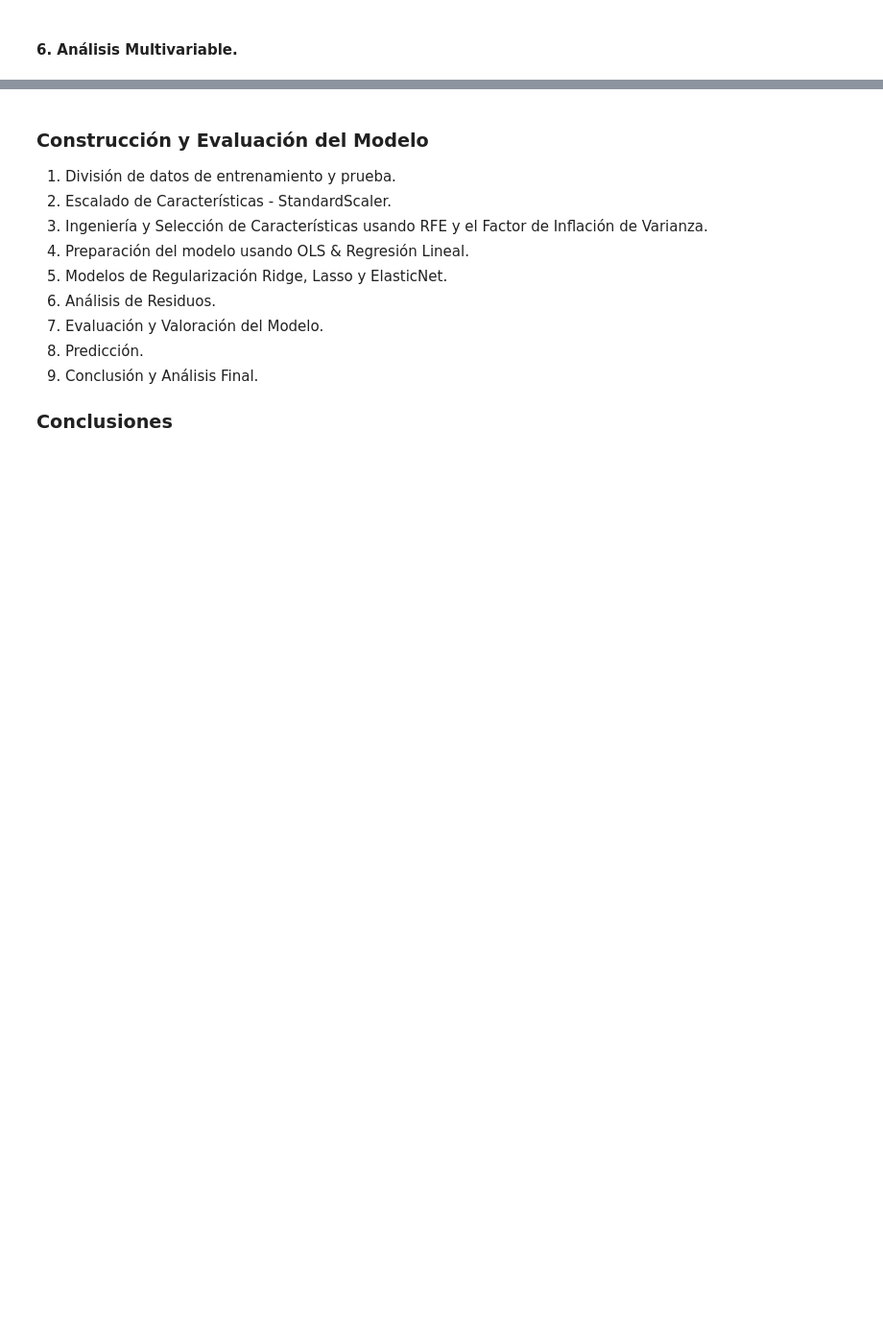
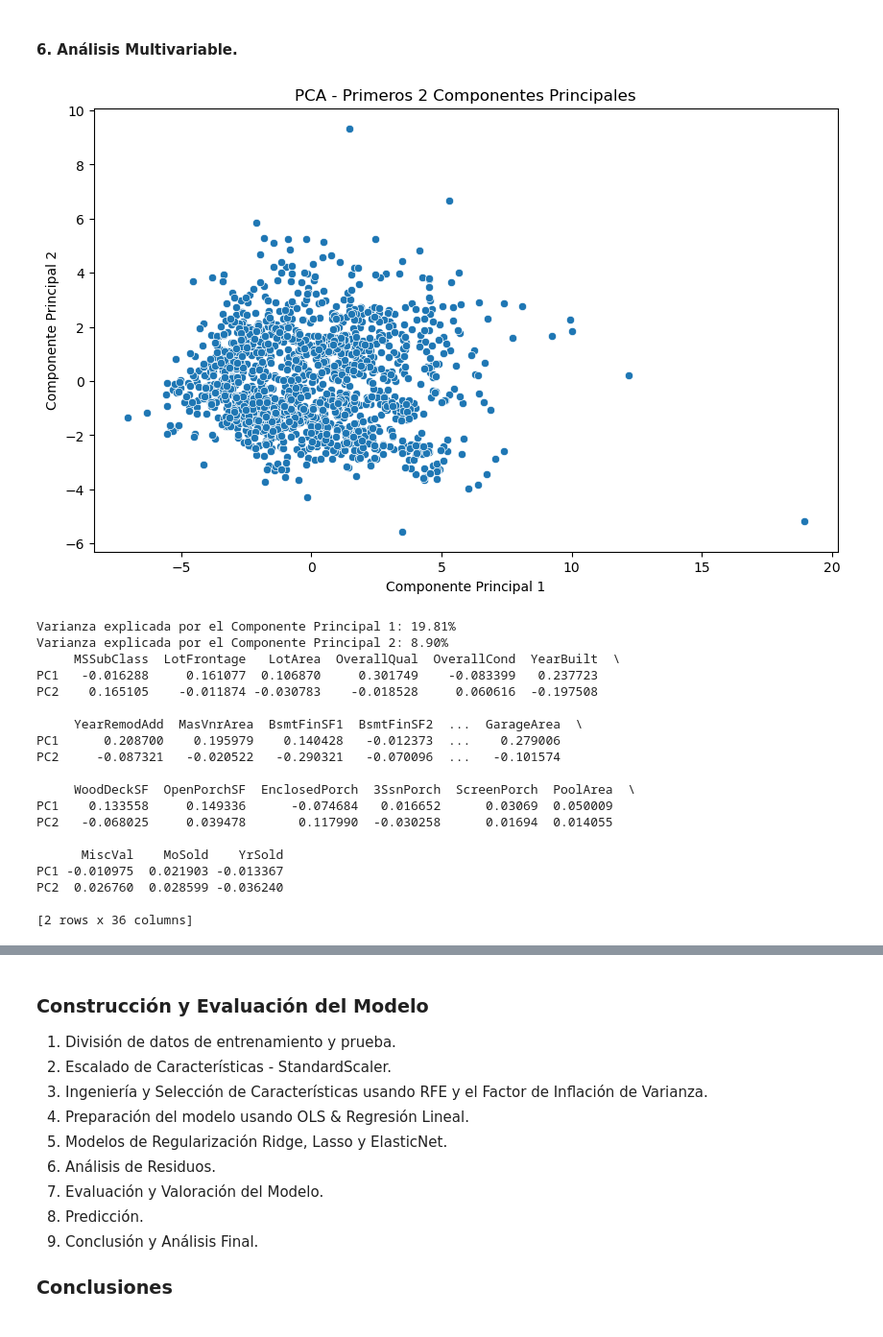
Before and after one commit to Grupo-A-Regression-and-Regularization/proyecto-1-regresion-avanzada, a Jupyter notebook: Proyecto - Regresión avanzada.ipynb, the cells around one changed output, grey strips where cells are left out. Shown at 96% size. Cells and saved outputs as stored; diff of their text form; code cells hidden in the pictures; blank space fills up the shorter version.

```diff
--- a/Proyecto - Regresión avanzada.ipynb
+++ b/Proyecto - Regresión avanzada.ipynb
@@ -562,3 +562,58 @@ plt.show()
 [figure]
 # %% [markdown]
 #### 6. Análisis Multivariable.
+# %%
+# Seleccionar solo las columnas numéricas para el PCA, excluyendo 'Id' y 'SalePrice'
+numerical_data = data.select_dtypes(include=['float64', 'int64']).drop(columns=['Id', 'SalePrice'], errors='ignore')
+
+# Imputar los valores faltantes con la media de cada columna
+imputer = SimpleImputer(strategy='mean')
+X_imputed = imputer.fit_transform(numerical_data)
+
+# Estandarizar los datos numéricos
+scaler = StandardScaler()
+X_scaled = scaler.fit_transform(X_imputed)
+
+# Aplicar PCA y reducir a 2 componentes principales
+pca = PCA(n_components=2)
+X_pca = pca.fit_transform(X_scaled)
+
+# Crear un DataFrame con los componentes principales
+pca_df = pd.DataFrame(X_pca, columns=['PC1', 'PC2'])
+# %%
+
+# Graficar los datos en el espacio de los primeros dos componentes
+plt.figure(figsize=(10, 6))
+sns.scatterplot(x='PC1', y='PC2', data=pca_df)
+plt.title("PCA - Primeros 2 Componentes Principales")
+plt.xlabel("Componente Principal 1")
+plt.ylabel("Componente Principal 2")
+plt.show()
+
+# Mostrar la varianza explicada por cada componente principal
+explained_variance = pca.explained_variance_ratio_
+print(f"Varianza explicada por el Componente Principal 1: {explained_variance[0]:.2%}")
+print(f"Varianza explicada por el Componente Principal 2: {explained_variance[1]:.2%}")
+pca_components = pd.DataFrame(pca.components_, columns=numerical_data.columns, index=['PC1', 'PC2'])
+print(pca_components)
+# %% [output]
+[figure, added]
+Varianza explicada por el Componente Principal 1: 19.81%
+Varianza explicada por el Componente Principal 2: 8.90%
+     MSSubClass  LotFrontage   LotArea  OverallQual  OverallCond  YearBuilt  \
+PC1   -0.016288     0.161077  0.106870     0.301749    -0.083399   0.237723
+PC2    0.165105    -0.011874 -0.030783    -0.018528     0.060616  -0.197508
+
+     YearRemodAdd  MasVnrArea  BsmtFinSF1  BsmtFinSF2  ...  GarageArea  \
+PC1      0.208700    0.195979    0.140428   -0.012373  ...    0.279006
+PC2     -0.087321   -0.020522   -0.290321   -0.070096  ...   -0.101574
+
+     WoodDeckSF  OpenPorchSF  EnclosedPorch  3SsnPorch  ScreenPorch  PoolArea  \
+PC1    0.133558     0.149336      -0.074684   0.016652      0.03069  0.050009
+PC2   -0.068025     0.039478       0.117990  -0.030258      0.01694  0.014055
+
+      MiscVal    MoSold    YrSold
+PC1 -0.010975  0.021903 -0.013367
+PC2  0.026760  0.028599 -0.036240
+
+[2 rows x 36 columns]
```
Also changed, not shown: parts of 1 cell of this notebook.
